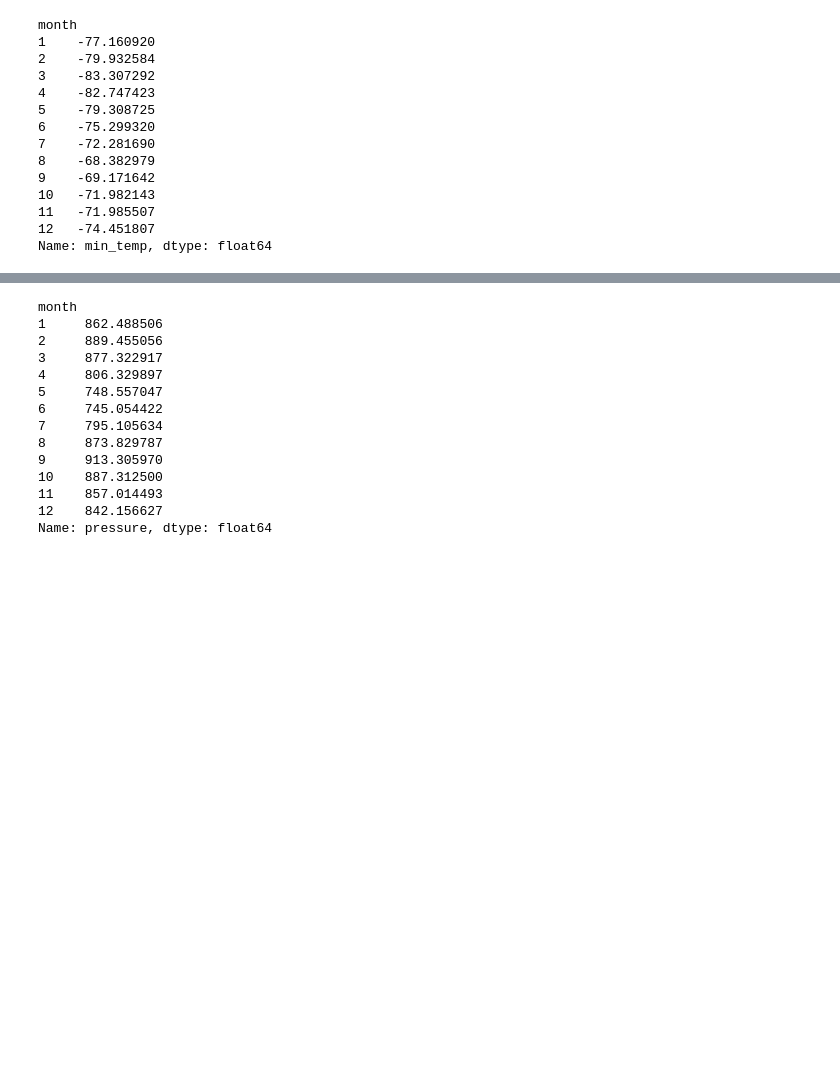
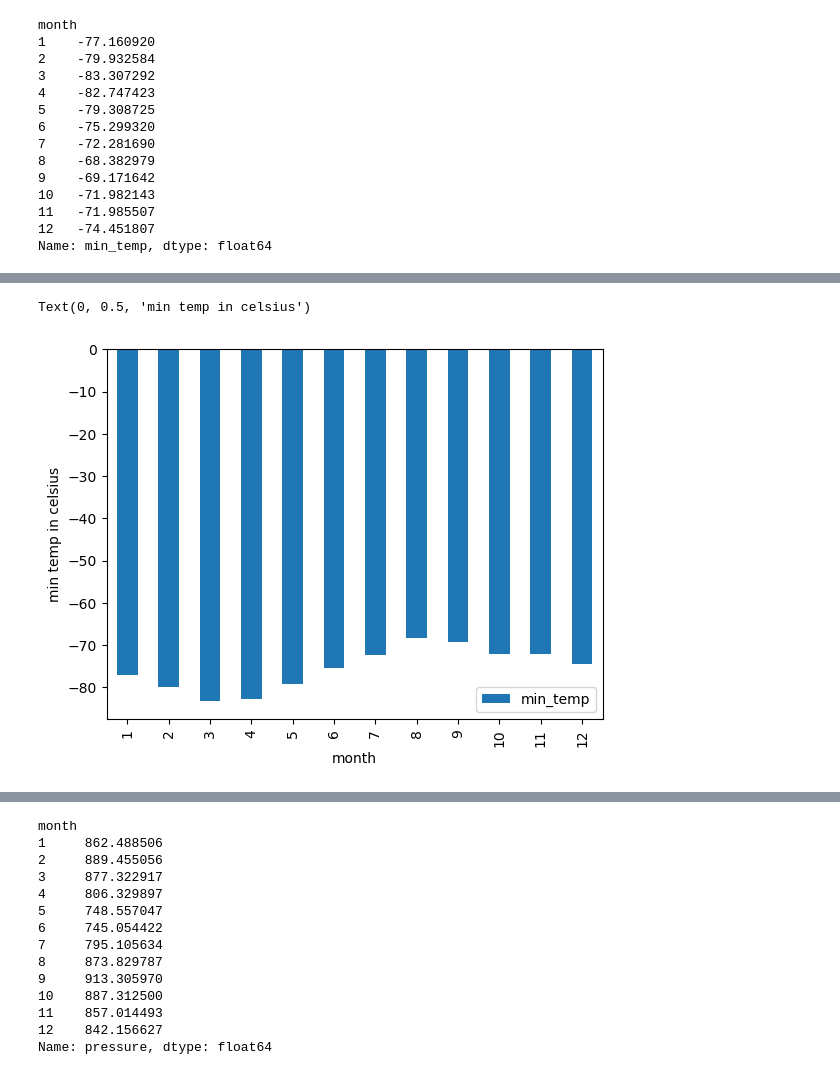
Before and after one commit to mbthompson14/mission_to_mars, a Jupyter notebook: part_2_mars_weather.ipynb, the cells around one changed output, grey strips where cells are left out. Cells and saved outputs as stored; diff of their text form; code cells hidden in the pictures; blank space fills up the shorter version.

```diff
--- a/part_2_mars_weather.ipynb
+++ b/part_2_mars_weather.ipynb
@@ -212,2 +203,10 @@ Name: min_temp, dtype: float64
+# %%
+# Plot the average temperature by month
+ax = df.groupby('month').mean('min_temp').plot(y='min_temp', kind='bar')
+ax.set_xlabel('month')
+ax.set_ylabel('min temp in celsius')
+# %% [output]
+Text(0, 0.5, 'min temp in celsius')
+[figure, added]
 # %%
 # Identify the coldest and hottest months in Curiosity's location
```
Also changed, not shown: parts of 10 cells of this notebook, 1 other file.
